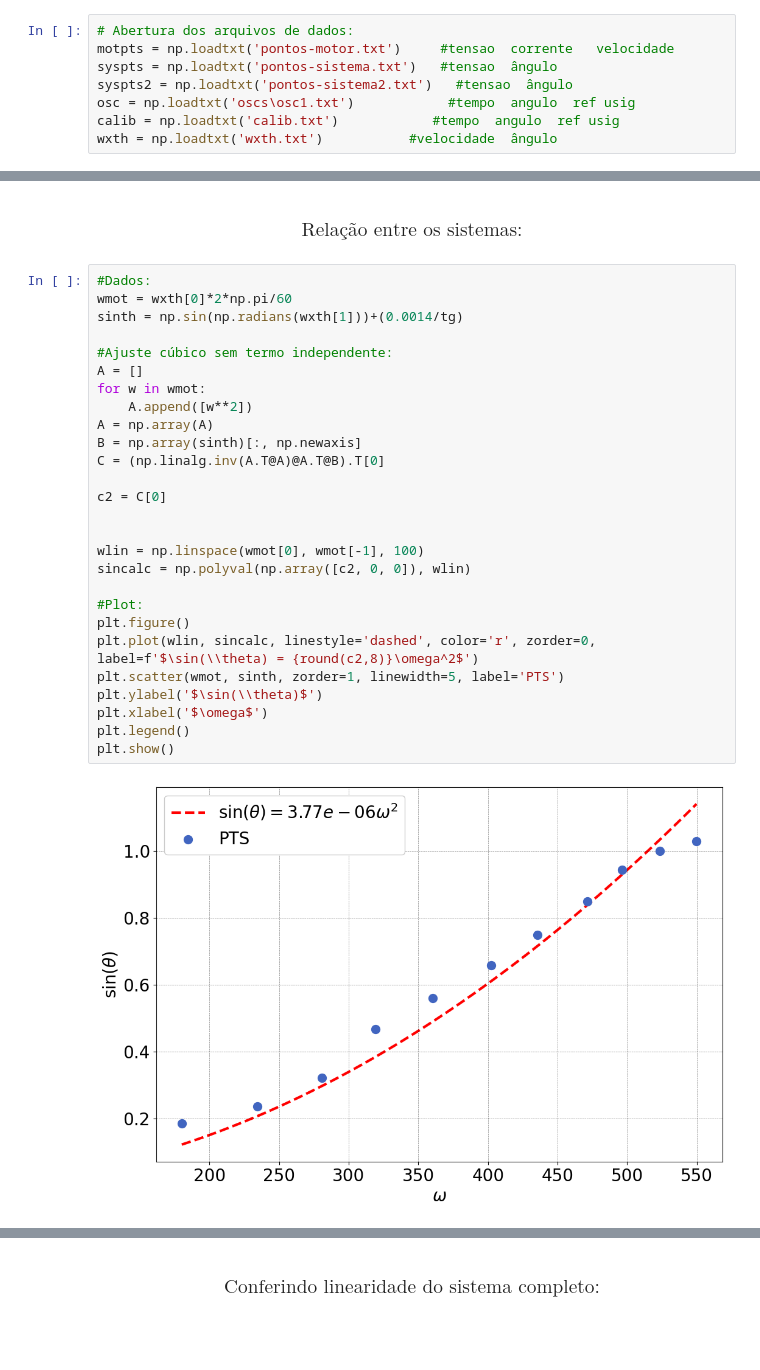
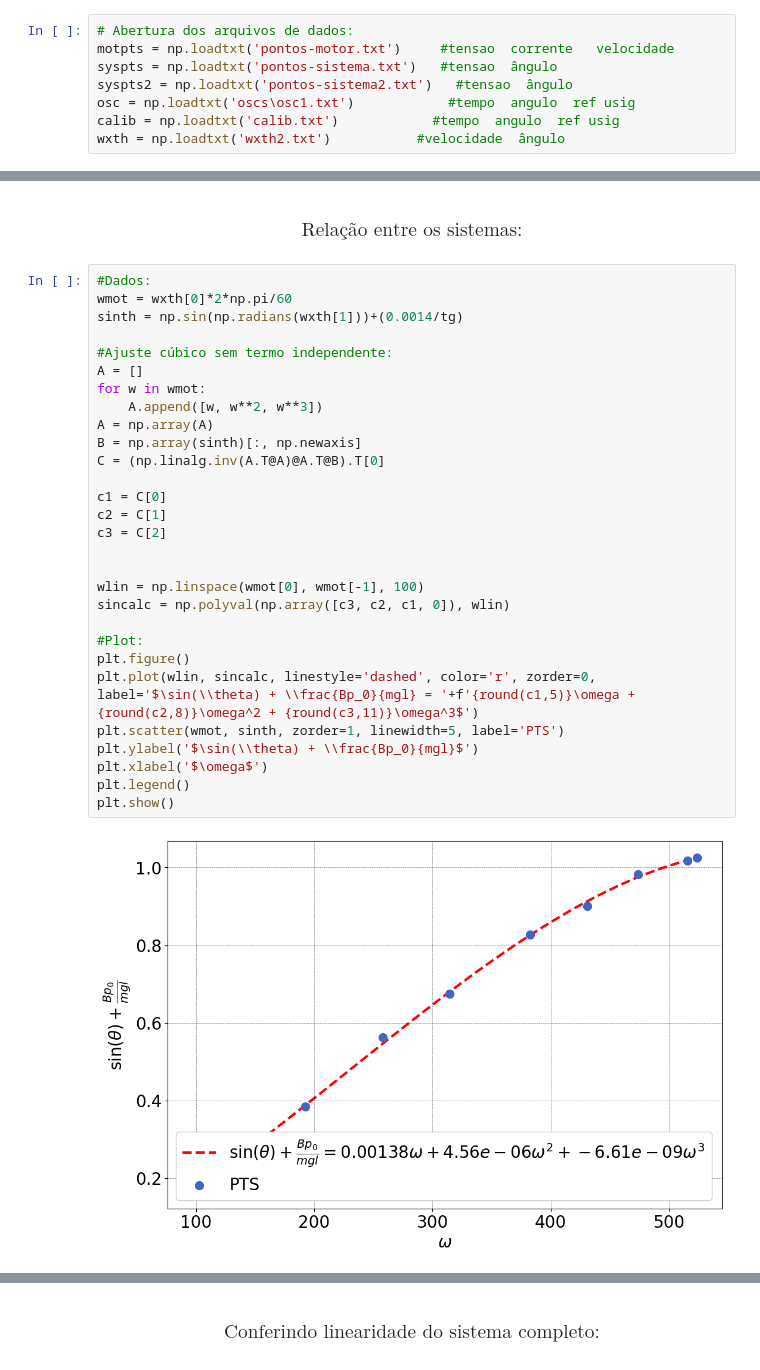
Before and after one commit to ErickNMA/LCD, a Jupyter notebook: ensaios_planta/fan-plate_analisys.ipynb, the cells around one changed output, grey strips where cells are left out. Saved outputs shown, nothing was run; the diff lists cells and outputs as text; blank space fills up the shorter version.

```diff
--- a/ensaios_planta/fan-plate_analisys.ipynb
+++ b/ensaios_planta/fan-plate_analisys.ipynb
@@ -37,7 +37,7 @@ syspts = np.loadtxt('pontos-sistema.txt')   #tensao  ângulo
 syspts2 = np.loadtxt('pontos-sistema2.txt')   #tensao  ângulo
 osc = np.loadtxt('oscs\osc1.txt')            #tempo  angulo  ref usig
 calib = np.loadtxt('calib.txt')            #tempo  angulo  ref usig
-wxth = np.loadtxt('wxth.txt')           #velocidade  ângulo
+wxth = np.loadtxt('wxth2.txt')           #velocidade  ângulo
 # %%
 osc = [(osc[:, 0]-osc[0][0]), osc[:, 1], osc[:, 2], osc[:, 3]]
 motpts = [motpts[:, 0], motpts[:, 1], motpts[:, 2]]
@@ -292,31 +292,33 @@ Jp = 0.4353686012905873
 # %%
 #Dados:
 wmot = wxth[0]*2*np.pi/60
 sinth = np.sin(np.radians(wxth[1]))+(0.0014/tg)
 
 #Ajuste cúbico sem termo independente:
 A = []
 for w in wmot:
-    A.append([w**2])
+    A.append([w, w**2, w**3])
 A = np.array(A)
 B = np.array(sinth)[:, np.newaxis]
 C = (np.linalg.inv(A.T@A)@A.T@B).T[0]
 
-c2 = C[0]
+c1 = C[0]
+c2 = C[1]
+c3 = C[2]
 
 
 wlin = np.linspace(wmot[0], wmot[-1], 100)
-sincalc = np.polyval(np.array([c2, 0, 0]), wlin)
+sincalc = np.polyval(np.array([c3, c2, c1, 0]), wlin)
 
 #Plot:
 plt.figure()
-plt.plot(wlin, sincalc, linestyle='dashed', color='r', zorder=0, label=f'$\sin(\\theta) = {round(c2,8)}\omega^2$')
+plt.plot(wlin, sincalc, linestyle='dashed', color='r', zorder=0, label='$\sin(\\theta) + \\frac{Bp_0}{mgl} = '+f'{round(c1,5)}\omega + {round(c2,8)}\omega^2 + {round(c3,11)}\omega^3$')
 plt.scatter(wmot, sinth, zorder=1, linewidth=5, label='PTS')
-plt.ylabel('$\sin(\\theta)$')
+plt.ylabel('$\sin(\\theta) + \\frac{Bp_0}{mgl}$')
 plt.xlabel('$\omega$')
 plt.legend()
 plt.show()
 # %% [output]
-[figure, old version]
+[figure, new version]
 # %%
 #Ganho de acoplamento quadrático entre os sistemas:
```
Also changed, not shown: parts of 1 cell of this notebook, 21 other files.
